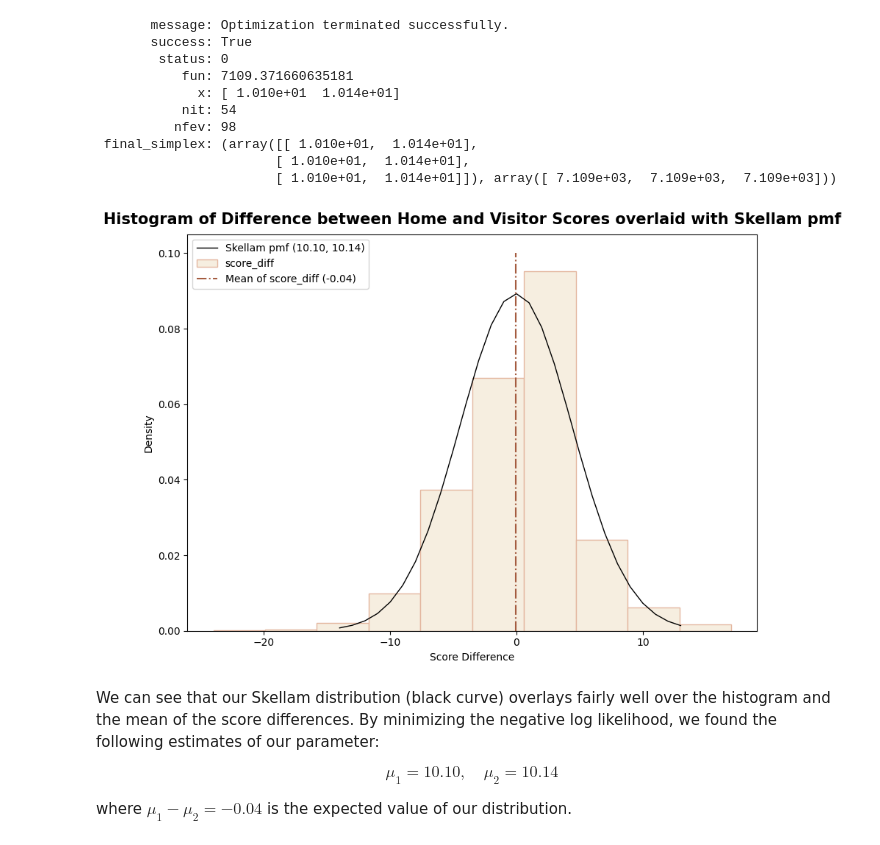
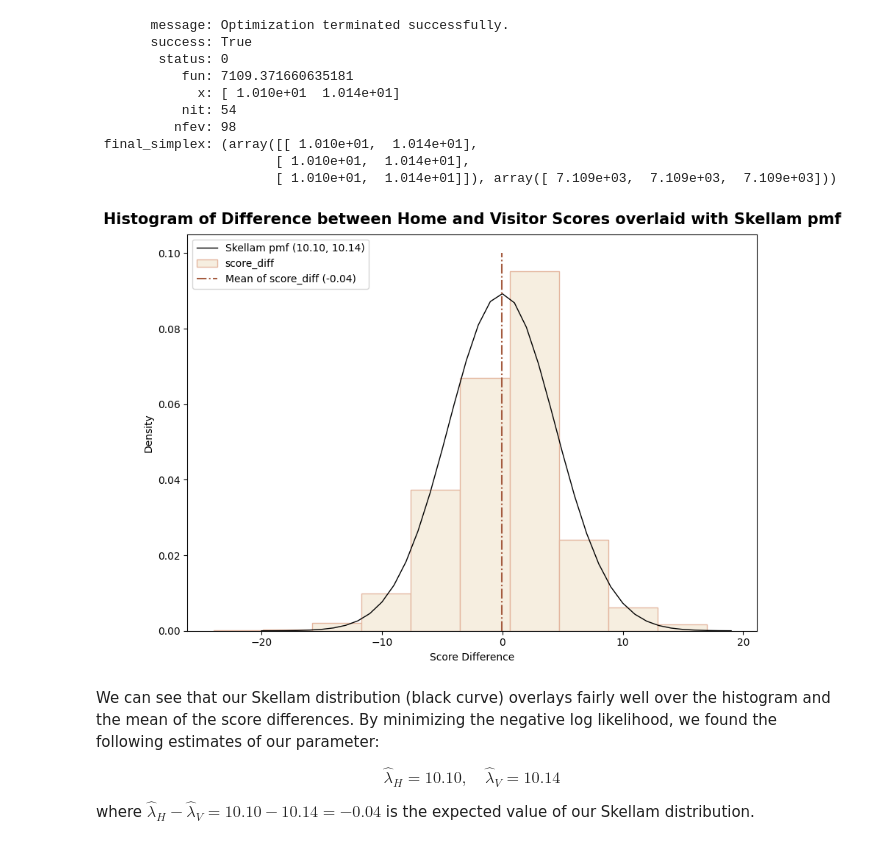
Before and after one commit to Stochastic1017/STAT_606, a Jupyter notebook: ssudhir2_hw7/ssudhir2_hw7.ipynb, the cells around one changed output. Drawn from its saved outputs; the diff is of its cells as text; code cells hidden in the pictures.

```diff
--- a/ssudhir2_hw7/ssudhir2_hw7.ipynb
+++ b/ssudhir2_hw7/ssudhir2_hw7.ipynb
@@ -478,8 +478,8 @@ mu2 = result.x[1] # mean of the second Poisson random variable found by minimizi
 rv = sp.stats.skellam(mu1, mu2) # create a Skellam distribution object
 
 # create an array of Skellam distriubted values
-x = np.arange(sp.stats.skellam.ppf(0.001, mu1, mu2), # start from the 0.001 percentile
-              sp.stats.skellam.ppf(0.999, mu1, mu2)) # end at the 0.999 percentile
+x = np.arange(sp.stats.skellam.ppf(0.00001, mu1, mu2), # start from the 0.00001 percentile
+              sp.stats.skellam.ppf(0.99999, mu1, mu2)) # end at the 0.99999 percentile
 
 fig, ax = plt.subplots(1, 1, figsize = (10, 7)) # create a figure and axis object
 
@@ -490,37 +490,37 @@ ax.plot(x, # x-axis values generated from the Skellam distribution
         alpha = 1, # set the transparency of the line to 1
         label = f'Skellam pmf ({mu1:.2f}, {mu2:.2f})') # set the label to the Skellam distribution
 
 # same code as above to plot the histogram
 mlb_df['score_diff'].plot.hist(bins = 10,
                                density = True,
                                alpha = 1,
                                edgecolor = '#E4B7A0',
                                color = '#F6EEE0',
                                ax = ax)
 
 ax.vlines(np.mean(mlb_df['score_diff']), # x-axis value for the mean of the difference between the home and visitor scores
           ymin = 0, # start from y = 0
           ymax = 0.1, # end at y = 0.1
           alpha = 1, # set the transparency of the line to 1
           color = '#A45C40', # set the color of the line to a light shade of brown
           linestyle = 'dashdot', # set the line style to dashdot
           label = f'Mean of score_diff ({np.mean(mlb_df["score_diff"]):.2f})') # set the label to the mean of the difference between the home and visitor scores
 
 # set the title, x-axis label, and y-axis label for the histogram and pmf
 ax.set_title('Histogram of Difference between Home and Visitor Scores overlaid with Skellam pmf',
              y = 1.01,
              fontsize = 15,
              fontweight = 'bold')
 ax.set_xlabel('Score Difference')
 ax.set_ylabel('Density')
 ax.legend(loc = 'upper left')
 
 plt.show()
 # %% [output]
-[figure, old version]
+[figure, new version]
 # %% [markdown]
 We can see that our Skellam distribution (black curve) overlays fairly well over the histogram and the mean of the score differences. By minimizing the negative log likelihood, we found the following estimates of our parameter:
 
-$$ \mu_1 = 10.10, \quad \mu_2 = 10.14 $$
+$$ \hat\lambda_H = 10.10, \quad \hat\lambda_V = 10.14 $$
 
-where $\mu_1 - \mu_2 = -0.04$ is the expected value of our distribution.
+where $\hat\lambda_H - \hat\lambda_V = 10.10 - 10.14 = -0.04$ is the expected value of our Skellam distribution.
```
Also changed, not shown: parts of 2 cells of this notebook, 3 other files.
